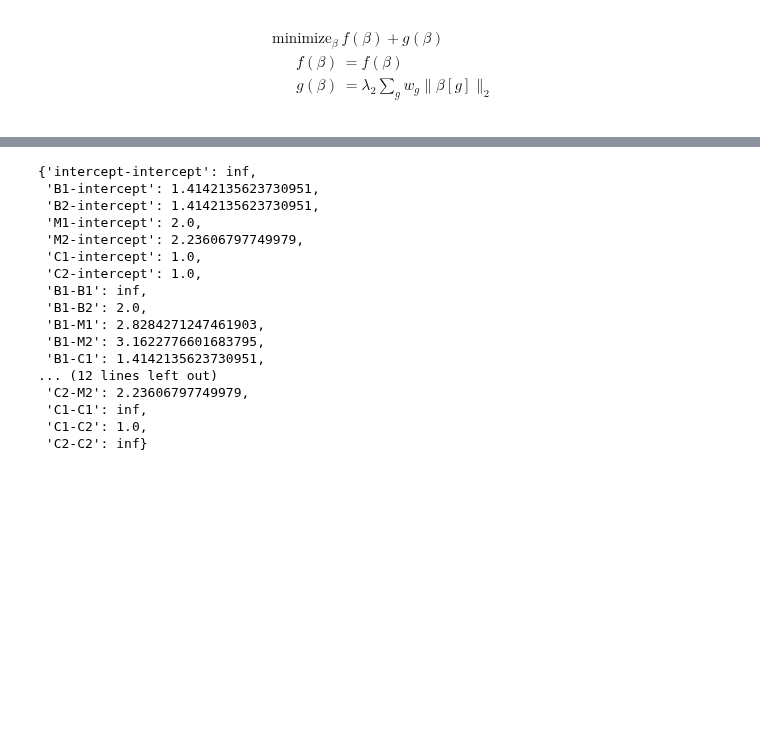
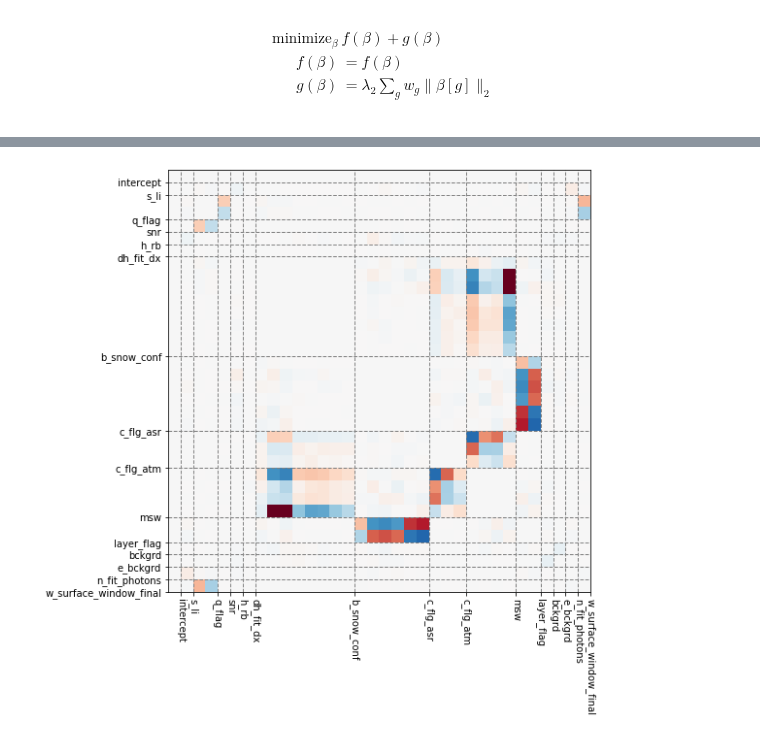
Before and after one commit to ICESAT-2HackWeek/CloudMask, a Jupyter notebook: mixed_graphical_model.ipynb, the cells around one changed output, grey strips where cells are left out. Cells and saved outputs as stored; diff of their text form; code cells hidden in the pictures; blank space fills up the shorter version.

```diff
--- a/mixed_graphical_model.ipynb
+++ b/mixed_graphical_model.ipynb
@@ -372,11 +420,14 @@ len(groups), groups[:40]
 # %%
 weights = {}
-ncol = {}
-for d in desc:
-    ncol[d[0]] = X[:,d[2]].shape[1]
+covs = {}
+for d in desc3:
+    X_ = X[:,d[2]]
+    X_ -= X_.mean(0)
+    C_ = X_.T.dot(X_) / X_.shape[0]
+    covs[d[0]] = np.diag(C_).sum()
 
-for l, r in product(ncol.keys(), ncol.keys()):
-    weights['-'.join(sorted([l, r]))] = np.sqrt(ncol[l] * ncol[r])
+for l, r in product(covs.keys(), covs.keys()):
+    weights['-'.join(sorted([l, r]))] = np.sqrt(covs[l] * covs[r])
     if l == r:
         weights['-'.join([l, r])] = np.inf
 # %%
@@ -415,20 +489,13 @@ plt.colorbar()
-# %%
-penalty.weights
-# %% [output]
-{'intercept-intercept': inf,
- 'B1-intercept': 1.4142135623730951,
- 'B2-intercept': 1.4142135623730951,
- 'M1-intercept': 2.0,
- 'M2-intercept': 2.23606797749979,
- 'C1-intercept': 1.0,
- 'C2-intercept': 1.0,
- 'B1-B1': inf,
- 'B1-B2': 2.0,
- 'B1-M1': 2.8284271247461903,
- 'B1-M2': 3.1622776601683795,
- 'B1-C1': 1.4142135623730951,
-... (12 lines left out)
- 'C2-M2': 2.23606797749979,
- 'C1-C1': inf,
- 'C1-C2': 1.0,
- 'C2-C2': inf}
+# %%
+f = plt.figure(figsize=(8,8))
+ax = plt.gca()
+ax.imshow(matrix_soln, cmap='RdBu', interpolation='nearest', vmin=-10, vmax=10)
+ylim, xlim = ax.get_ylim(), ax.get_xlim()
+ax.xaxis.set_ticks(np.cumsum([X[:,d[2]].shape[1] for d in desc3]) - 0.5)
+ax.yaxis.set_ticks(np.cumsum([X[:,d[2]].shape[1] for d in desc3]) - 0.5)
+ax.set_xticklabels([d[0] for d in desc3], rotation=270)
+ax.set_yticklabels([d[0] for d in desc3])
+ax.grid(color='gray', linewidth=1, linestyle='--')
+f
+# %% [output]
+[figure, added]
```
Also changed, not shown: parts of 26 cells of this notebook, 1 other file.
